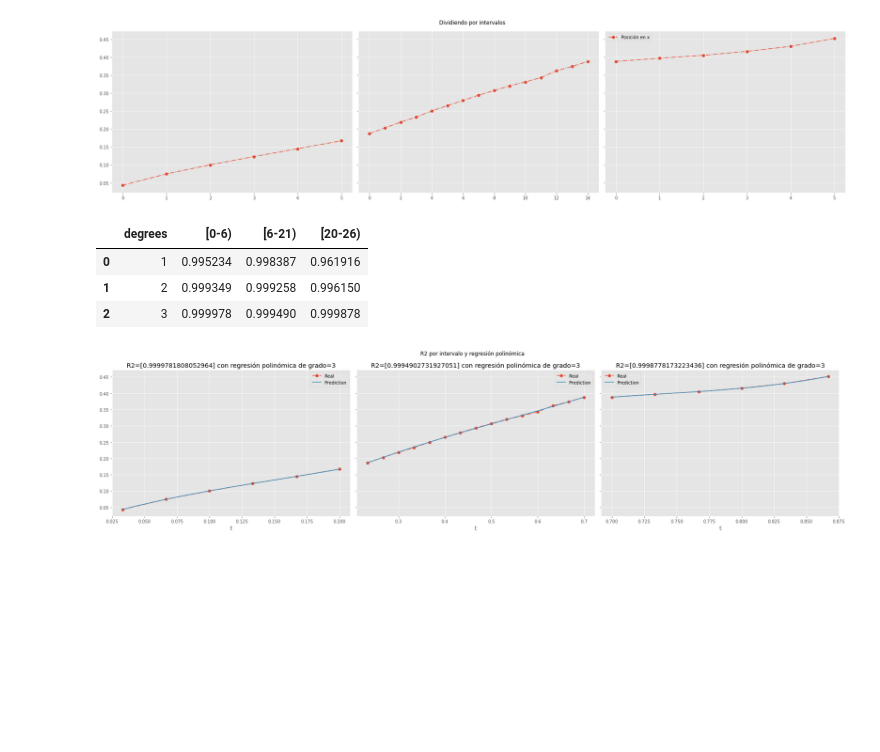
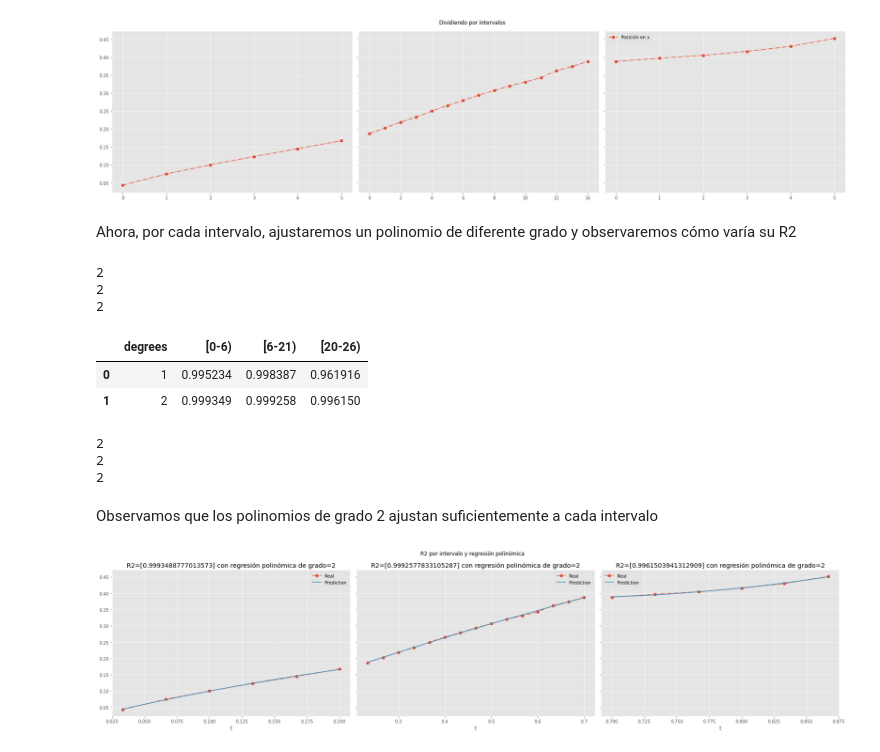
Before and after one commit to SebasGarcia08/horizontal-motion-physics, a Jupyter notebook: analisis.ipynb, the cells around one changed output. Drawn from its saved outputs; the diff is of its cells as text; code cells hidden in the pictures; blank space fills up the shorter version.

```diff
--- a/analisis.ipynb
+++ b/analisis.ipynb
@@ -156,9 +202,11 @@ plt.tight_layout()
 plt.show()
 # %% [output]
 [figure]
+# %% [markdown]
+Ahora, por cada intervalo, ajustaremos un polinomio de diferente grado y observaremos cómo varía su R2
 # %%
 clfs = dict()
-degrees = list(range(1,3+1))
+degrees = list(range(1,2+1))
 data = dict(
     degrees=degrees
 )
@@ -172,35 +220,48 @@ def fit_polynomial_reg(
     clf = LinearRegression()
     clf.fit(X_, y)
     preds = clf.predict(X_)
     r2 = r2_score(y, preds)
     return r2, (clf, poly)
 
 prudent = False
 for interval in intervals:
     interval_str = f"[{interval.start}-{interval.stop})"
     if interval_str not in data:
         data[interval_str] = []
     for d in degrees:
         X = np.expand_dims(df.t.values[interval], axis=0).T
         y = np.expand_dims(df.x.values[interval], axis=0).T
 
         r2, clf = fit_polynomial_reg(d, X, y)
         prev_r2 = data[interval_str]
         if prudent:
             if len(prev_r2) > 1:
                 max_prev_r2 = max(prev_r2)
                 if max_prev_r2 < 1 and r2 > max_prev_r2:
                     clfs[interval] = clf
         else:
-            clfs[interval] = clf
+            if d == len(degrees):
+                clfs[interval] = clf
+                print(d)
         data[interval_str].append(r2)
 
 pd.DataFrame(data)
 # %% [output]
+2
+2
+2
 |  | degrees | [0-6) | [6-21) | [20-26) |
 | 0 | 1 | 0.995234 | 0.998387 | 0.961916 |
 | 1 | 2 | 0.999349 | 0.999258 | 0.996150 |
-| 2 | 3 | 0.999978 | 0.999490 | 0.999878 |
+# %%
+for interval, (clf, poly) in clfs.items():
+    print(poly.degree)
+# %% [output]
+2
+2
+2
+# %% [markdown]
+Observamos que los polinomios de grado 2 ajustan suficientemente a cada intervalo
 # %%
 fig, ax = plt.subplots(nrows=1, ncols=3, figsize=(3*8, 6), sharey=True)
 fig.suptitle("R2 por intervalo y regresión polinómica")
```
Also changed, not shown: parts of 17 cells of this notebook, 1 other file.
